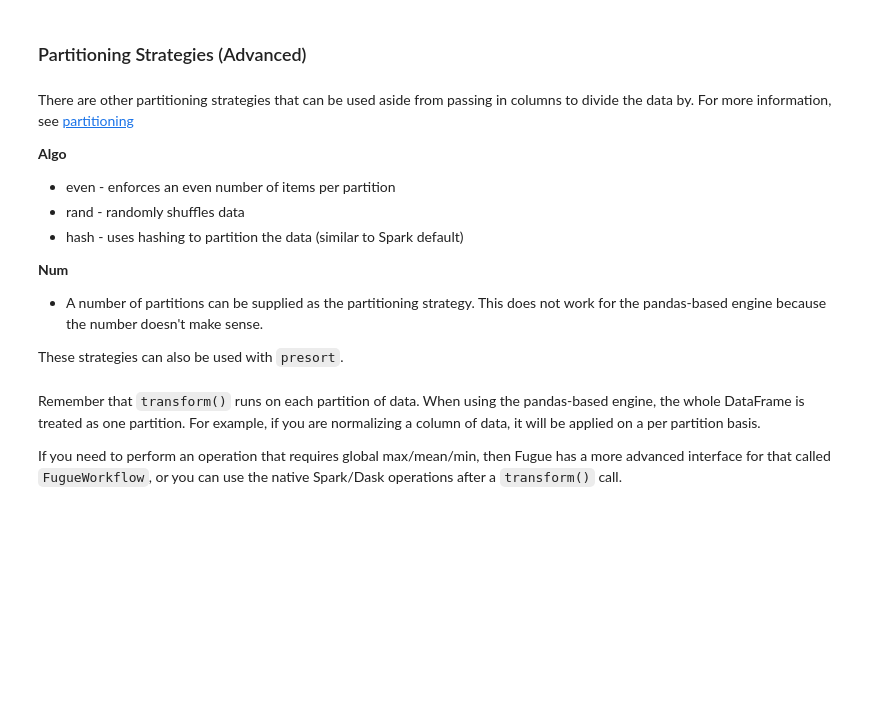
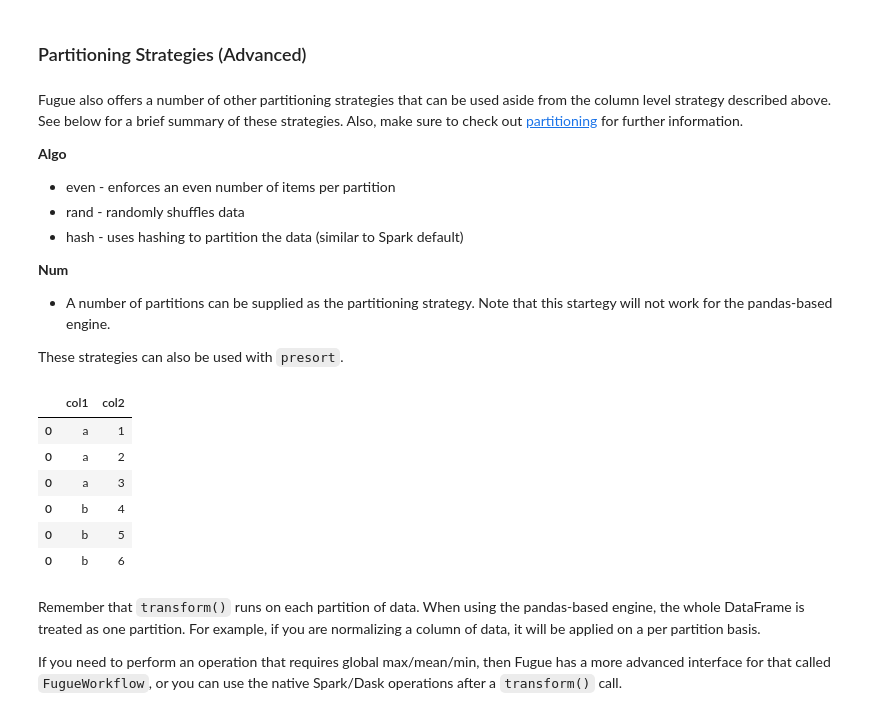
Before and after one commit to fugue-project/tutorials, a Jupyter notebook: tutorials/ten_minutes.ipynb, the cells around one changed output. Saved outputs shown, nothing was run; the diff lists cells and outputs as text; code cells hidden in the pictures; blank space fills up the shorter version.

```diff
--- a/tutorials/ten_minutes.ipynb
+++ b/tutorials/ten_minutes.ipynb
@@ -387,7 +387,8 @@ required presort key col2 is not in presort of PartitionSpec(num='0', by=['col1'
 # %% [markdown]
 ### Partitioning Strategies (Advanced)
 # %% [markdown]
-There are other partitioning strategies that can be used aside from passing in columns to divide the data by. For more information, see [partitioning](advanced/partition.ipynb)
+
+Fugue also offers a number of other partitioning strategies that can be used aside from the column level strategy described above. See below for a brief summary of these strategies. Also, make sure to check out [partitioning](advanced/partition.ipynb) for further information.
 
 **Algo**
 * even - enforces an even number of items per partition
@@ -395,18 +396,41 @@ There are other partitioning strategies that can be used aside from passing in c
 * hash - uses hashing to partition the data (similar to Spark default)
 
 **Num**
-* A number of partitions can be supplied as the partitioning strategy. This does not work for the pandas-based engine because the number doesn't make sense.
+* A number of partitions can be supplied as the partitioning strategy. Note that this startegy will not work for the pandas-based engine.
 
 These strategies can also be used with `presort`.
 # %%
 def no_op(df:List[Dict[str,Any]]) -> Iterable[Dict[str,Any]]:
+    """
+    Function that returns the first row of an iterable.
+    """
     yield df[0]
 
 # by number
-transform(df, no_op, schema="*", partition={"num":4}, engine="dask").compute()
+transform(
+    df=df,
+    using=no_op,
+    schema="*",
+    partition={"num":4},
+    engine="dask"
+    ).compute()
 
 # by algorithm
-transform(df, no_op, schema="*", partition={"algo":"even"}, engine="dask").compute()
+transform(
+    df=df,
+    using=no_op,
+    schema="*",
+    partition={"algo":"even"},
+    engine="dask"
+    ).compute()
+# %% [output]
+|  | col1 | col2 |
+| 0 | a | 1 |
+| 0 | a | 2 |
+| 0 | a | 3 |
+| 0 | b | 4 |
+| 0 | b | 5 |
+| 0 | b | 6 |
 # %% [markdown]
 Remember that `transform()` runs on each partition of data. When using the pandas-based engine, the whole DataFrame is treated as one partition. For example, if you are normalizing a column of data, it will be applied on a per partition basis.
 
```
Also changed, not shown: parts of 13 cells of this notebook.
